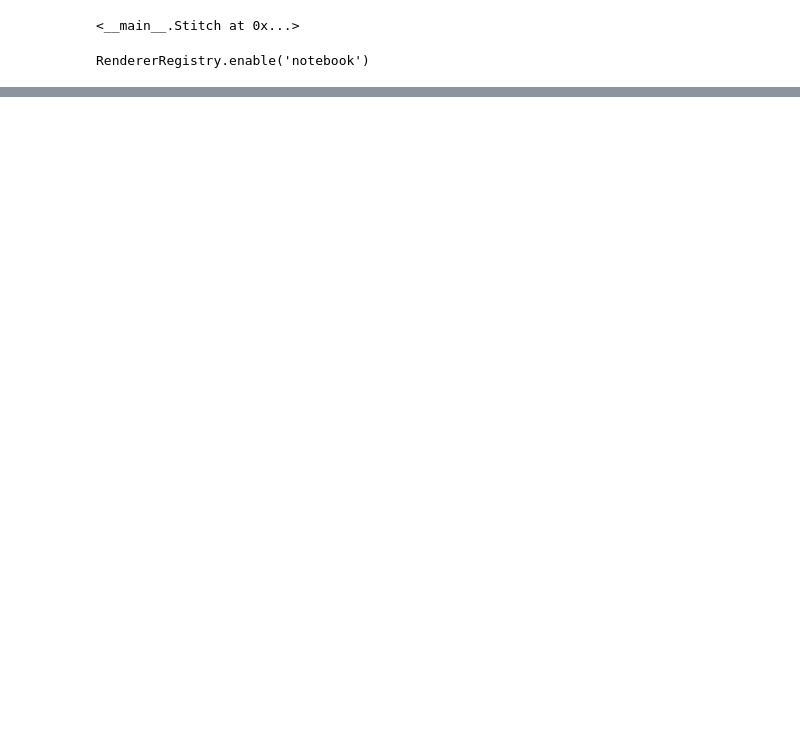
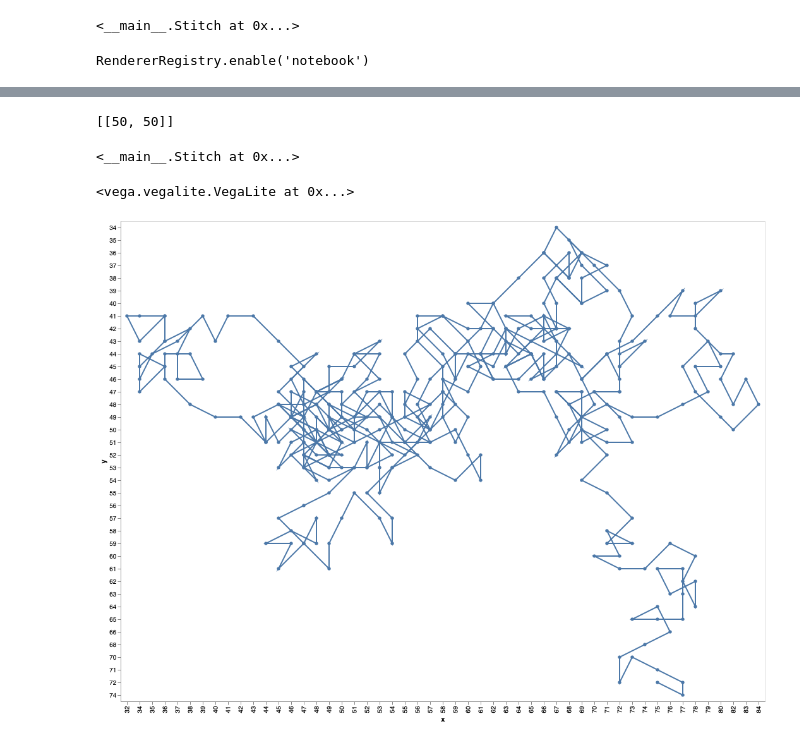
Before and after one commit to sophwats/math-stitch, a Jupyter notebook: math-stitch.ipynb, the cells around one changed output, grey strips where cells are left out. Cells and saved outputs as stored; diff of their text form; code cells hidden in the pictures; blank space fills up the shorter version.

```diff
--- a/math-stitch.ipynb
+++ b/math-stitch.ipynb
@@ -67,0 +84,18 @@ alt.Chart(pd.DataFrame(rw_df)).mark_line(point=True).encode(
+# %%
+import random
+random.seed('milton')
+rw_50_2 = Stitch()
+print(rw_50_2.loc)
+rw_50_2.random_walk(steps=400, moves=two_step)
+# %% [output]
+[[50, 50]]
+<__main__.Stitch at 0x...>
+# %%
+rw_df_2 = pd.DataFrame(rw_50_2.loc)
+rw_df_2.columns=['x', 'y']
+rw_df_2.reset_index(level=0, inplace=True)
+alt.Chart(pd.DataFrame(rw_df_2)).mark_line(point=True).encode(
+    alt.X('x:O', scale=alt.Scale(zero=False)), alt.Y('y:O',scale=alt.Scale(zero=False)), order ='index' )
+# %% [output]
+<vega.vegalite.VegaLite at 0x...>
+[figure, added]
```
Also changed, not shown: parts of 10 cells of this notebook.
